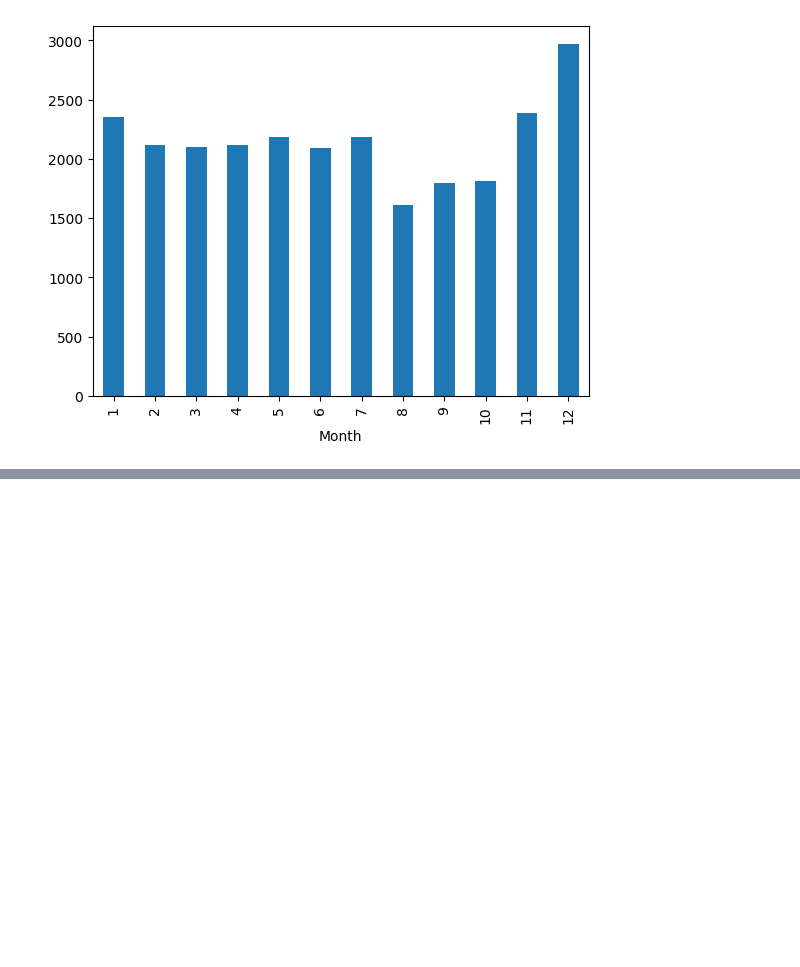
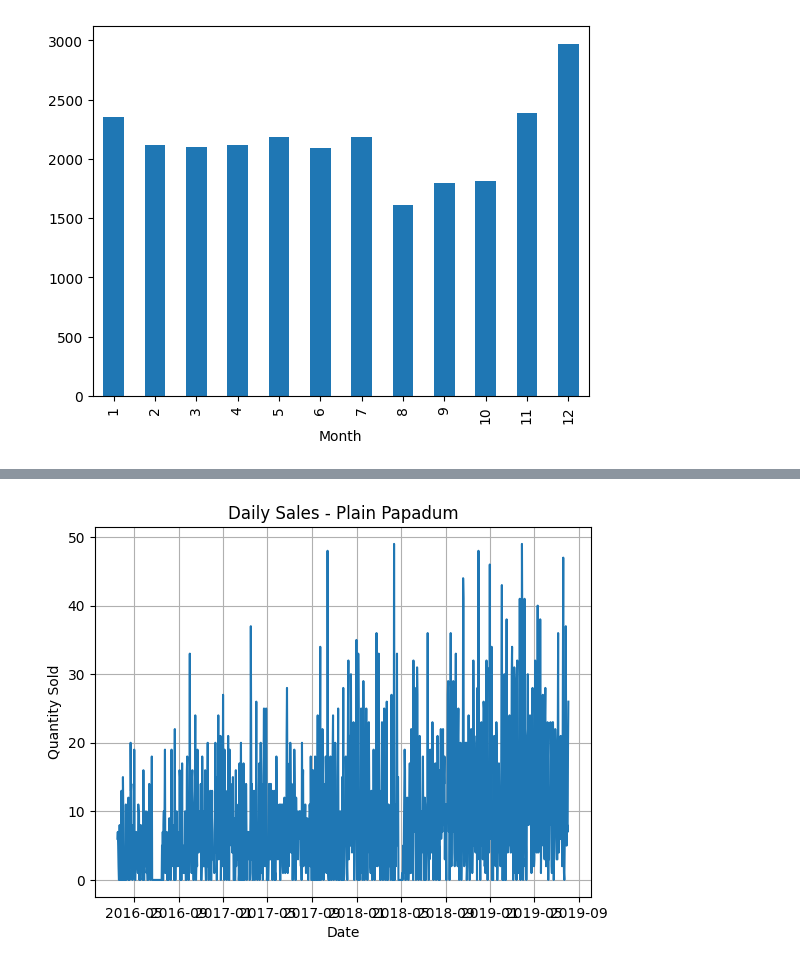
Before and after one commit to HoangUkr/Sale_Forecasting, a Jupyter notebook: Refine_Notebook.ipynb, the cells around one changed output, grey strips where cells are left out. Cells and saved outputs as stored; diff of their text form; code cells hidden in the pictures; blank space fills up the shorter version.

Commit message:
Fix previous prediction. Add dish prediction

```diff
--- a/Refine_Notebook.ipynb
+++ b/Refine_Notebook.ipynb
@@ -348,0 +374,8 @@ plt.show()
+# %%
+# From previous analysis Plain Papadum is the most sold dish
+plain_papadum_df = orders[orders['Item Name'] == 'Plain Papadum'].groupby(orders['Order Date'].dt.date)['Quantity'].sum().reset_index()
+# Fill the missing date with 0
+full_range = pd.date_range(start=plain_papadum_df["Order Date"].min(), end=plain_papadum_df["Order Date"].max(), freq='D')
+plain_papadum_df = plain_papadum_df.set_index('Order Date').reindex(full_range, fill_value=0).reset_index()
+plain_papadum_df = plain_papadum_df.rename(columns={'index': 'ds', 'Quantity': 'y'})
+plain_papadum_df
@@ -348,0 +396,9 @@ plt.show()
+# %%
+plt.plot(plain_papadum_df['ds'], plain_papadum_df['y'])
+plt.title("Daily Sales - Plain Papadum")
+plt.xlabel("Date")
+plt.ylabel("Quantity Sold")
+plt.grid(True)
+plt.show()
+# %% [output]
+[figure, added]
```
Also changed, not shown: parts of 28 cells of this notebook.
